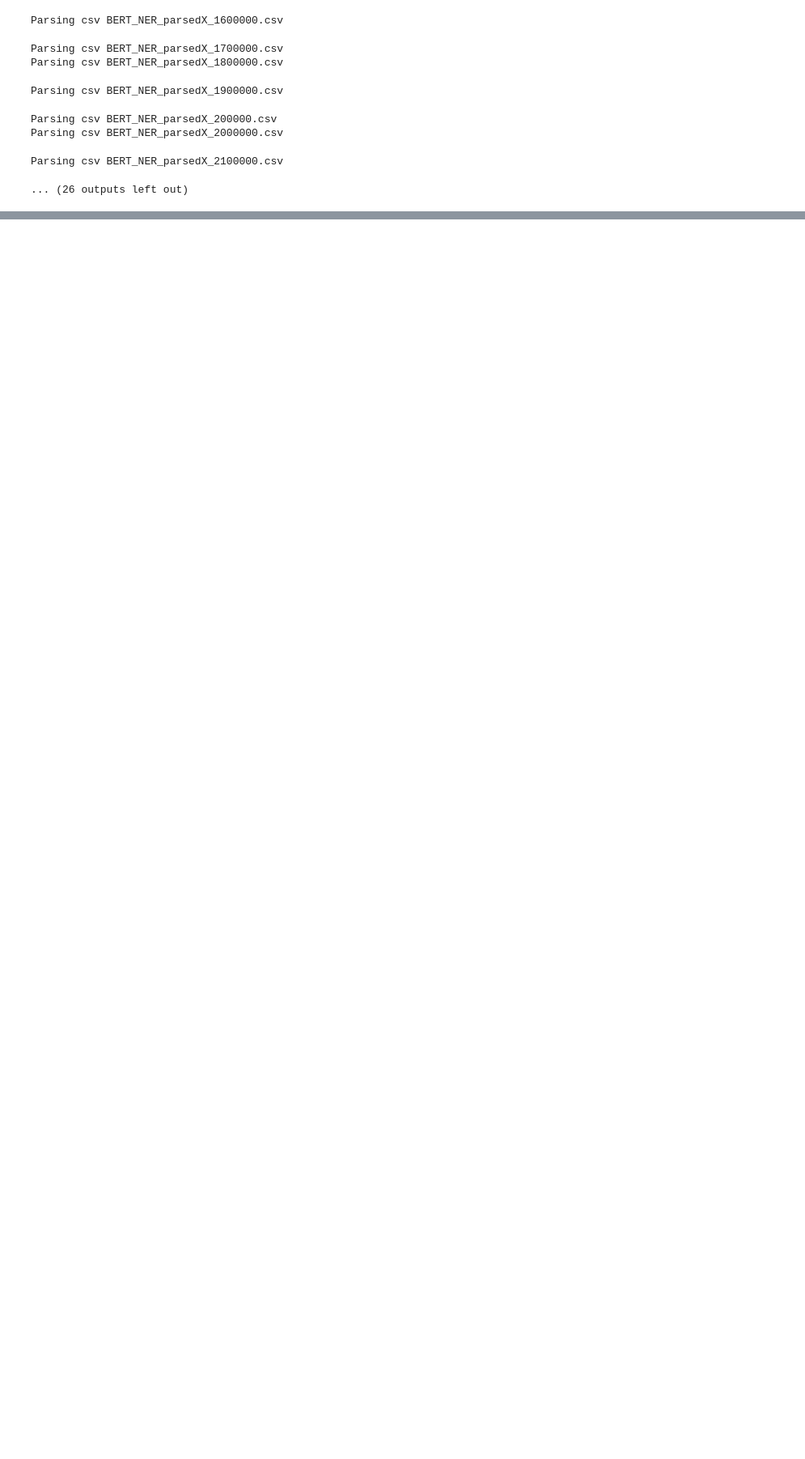
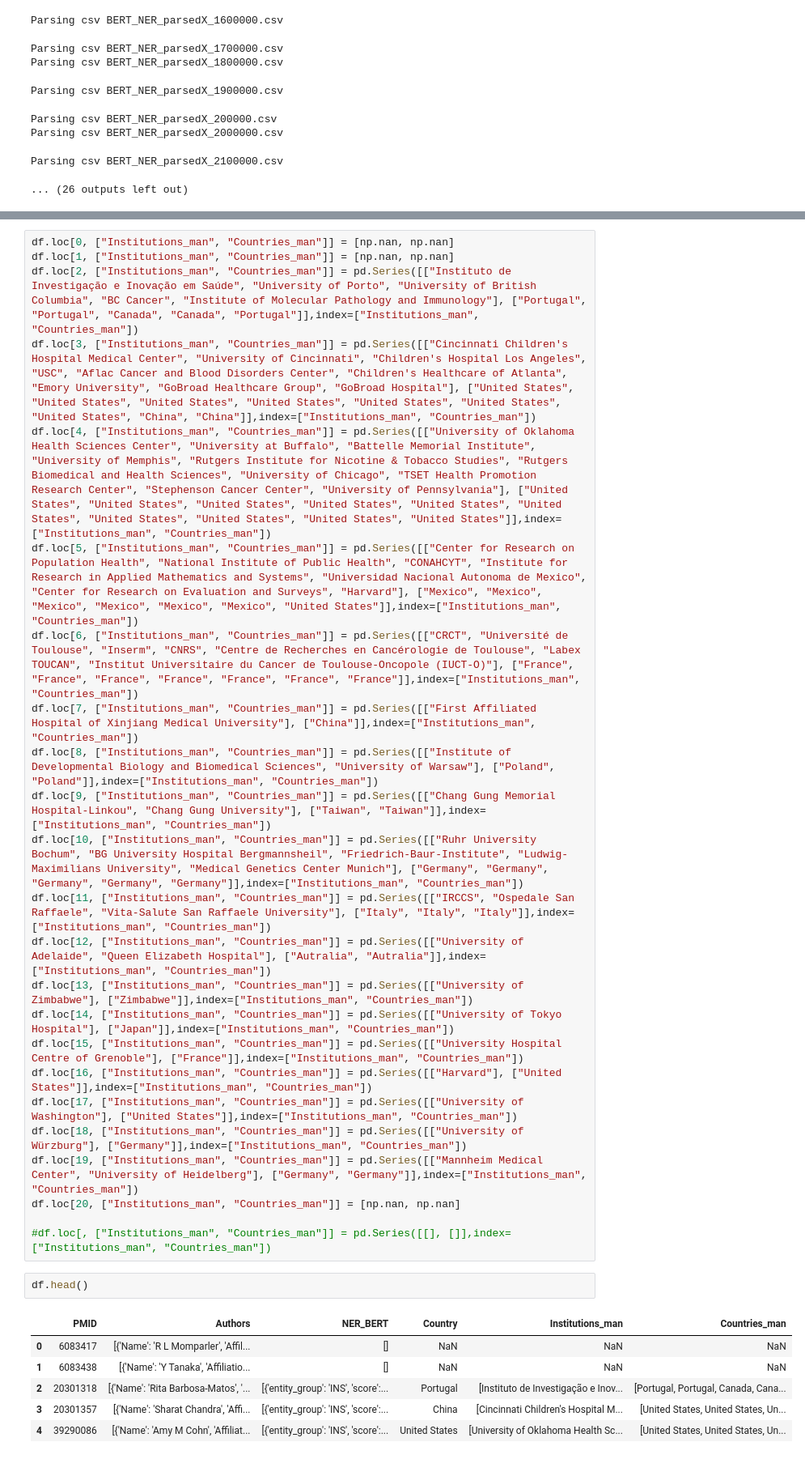
Before and after one commit to svalbuenaa/40_years_cancer_studies, a Jupyter notebook: src/aux_test_inst_database/prepareInstitutionsDataset.ipynb, the cells around one changed output, grey strips where cells are left out. Shown at 81% size. Saved outputs shown, nothing was run; the diff lists cells and outputs as text; blank space fills up the shorter version.

```diff
--- a/src/aux_test_inst_database/prepareInstitutionsDataset.ipynb
+++ b/src/aux_test_inst_database/prepareInstitutionsDataset.ipynb
@@ -67,0 +78,33 @@ df
+# %%
+df.loc[0, ["Institutions_man", "Countries_man"]] = [np.nan, np.nan]
+df.loc[1, ["Institutions_man", "Countries_man"]] = [np.nan, np.nan]
+df.loc[2, ["Institutions_man", "Countries_man"]] = pd.Series([["Instituto de Investigação e Inovação em Saúde", "University of Porto", "University of British Columbia", "BC Cancer", "Institute of Molecular Pathology and Immunology"], ["Portugal", "Portugal", "Canada", "Canada", "Portugal"]],index=["Institutions_man", "Countries_man"])
+df.loc[3, ["Institutions_man", "Countries_man"]] = pd.Series([["Cincinnati Children's Hospital Medical Center", "University of Cincinnati", "Children's Hospital Los Angeles", "USC", "Aflac Cancer and Blood Disorders Center", "Children's Healthcare of Atlanta", "Emory University", "GoBroad Healthcare Group", "GoBroad Hospital"], ["United States", "United States", "United States", "United States", "United States", "United States", "United States", "China", "China"]],index=["Institutions_man", "Countries_man"])
+df.loc[4, ["Institutions_man", "Countries_man"]] = pd.Series([["University of Oklahoma Health Sciences Center", "University at Buffalo", "Battelle Memorial Institute", "University of Memphis", "Rutgers Institute for Nicotine & Tobacco Studies", "Rutgers Biomedical and Health Sciences", "University of Chicago", "TSET Health Promotion Research Center", "Stephenson Cancer Center", "University of Pennsylvania"], ["United States", "United States", "United States", "United States", "United States", "United States", "United States", "United States", "United States", "United States"]],index=["Institutions_man", "Countries_man"])
+df.loc[5, ["Institutions_man", "Countries_man"]] = pd.Series([["Center for Research on Population Health", "National Institute of Public Health", "CONAHCYT", "Institute for Research in Applied Mathematics and Systems", "Universidad Nacional Autonoma de Mexico", "Center for Research on Evaluation and Surveys", "Harvard"], ["Mexico", "Mexico", "Mexico", "Mexico", "Mexico", "Mexico", "United States"]],index=["Institutions_man", "Countries_man"])
+df.loc[6, ["Institutions_man", "Countries_man"]] = pd.Series([["CRCT", "Université de Toulouse", "Inserm", "CNRS", "Centre de Recherches en Cancérologie de Toulouse", "Labex TOUCAN", "Institut Universitaire du Cancer de Toulouse-Oncopole (IUCT-O)"], ["France", "France", "France", "France", "France", "France", "France"]],index=["Institutions_man", "Countries_man"])
+df.loc[7, ["Institutions_man", "Countries_man"]] = pd.Series([["First Affiliated Hospital of Xinjiang Medical University"], ["China"]],index=["Institutions_man", "Countries_man"])
+df.loc[8, ["Institutions_man", "Countries_man"]] = pd.Series([["Institute of Developmental Biology and Biomedical Sciences", "University of Warsaw"], ["Poland", "Poland"]],index=["Institutions_man", "Countries_man"])
+df.loc[9, ["Institutions_man", "Countries_man"]] = pd.Series([["Chang Gung Memorial Hospital-Linkou", "Chang Gung University"], ["Taiwan", "Taiwan"]],index=["Institutions_man", "Countries_man"])
+df.loc[10, ["Institutions_man", "Countries_man"]] = pd.Series([["Ruhr University Bochum", "BG University Hospital Bergmannsheil", "Friedrich-Baur-Institute", "Ludwig-Maximilians University", "Medical Genetics Center Munich"], ["Germany", "Germany", "Germany", "Germany", "Germany"]],index=["Institutions_man", "Countries_man"])
+df.loc[11, ["Institutions_man", "Countries_man"]] = pd.Series([["IRCCS", "Ospedale San Raffaele", "Vita-Salute San Raffaele University"], ["Italy", "Italy", "Italy"]],index=["Institutions_man", "Countries_man"])
+df.loc[12, ["Institutions_man", "Countries_man"]] = pd.Series([["University of Adelaide", "Queen Elizabeth Hospital"], ["Autralia", "Autralia"]],index=["Institutions_man", "Countries_man"])
+df.loc[13, ["Institutions_man", "Countries_man"]] = pd.Series([["University of Zimbabwe"], ["Zimbabwe"]],index=["Institutions_man", "Countries_man"])
+df.loc[14, ["Institutions_man", "Countries_man"]] = pd.Series([["University of Tokyo Hospital"], ["Japan"]],index=["Institutions_man", "Countries_man"])
+df.loc[15, ["Institutions_man", "Countries_man"]] = pd.Series([["University Hospital Centre of Grenoble"], ["France"]],index=["Institutions_man", "Countries_man"])
+df.loc[16, ["Institutions_man", "Countries_man"]] = pd.Series([["Harvard"], ["United States"]],index=["Institutions_man", "Countries_man"])
+df.loc[17, ["Institutions_man", "Countries_man"]] = pd.Series([["University of Washington"], ["United States"]],index=["Institutions_man", "Countries_man"])
+df.loc[18, ["Institutions_man", "Countries_man"]] = pd.Series([["University of Würzburg"], ["Germany"]],index=["Institutions_man", "Countries_man"])
+df.loc[19, ["Institutions_man", "Countries_man"]] = pd.Series([["Mannheim Medical Center", "University of Heidelberg"], ["Germany", "Germany"]],index=["Institutions_man", "Countries_man"])
+df.loc[20, ["Institutions_man", "Countries_man"]] = [np.nan, np.nan]
+
+#df.loc[, ["Institutions_man", "Countries_man"]] = pd.Series([[], []],index=["Institutions_man", "Countries_man"])
+# %%
+df.head()
+# %% [output]
+|  | PMID | Authors | NER_BERT | Country | Institutions_man | Countries_man |
+| 0 | 6083417 | [{'Name': 'R L Momparler', 'Affil... | [] | NaN | NaN | NaN |
+| 1 | 6083438 | [{'Name': 'Y Tanaka', 'Affiliatio... | [] | NaN | NaN | NaN |
+| 2 | 20301318 | [{'Name': 'Rita Barbosa-Matos', '... | [{'entity_group': 'INS', 'score':... | Portugal | [Instituto de Investigação e Inov... | [Portugal, Portugal, Canada, Cana... |
+| 3 | 20301357 | [{'Name': 'Sharat Chandra', 'Affi... | [{'entity_group': 'INS', 'score':... | China | [Cincinnati Children's Hospital M... | [United States, United States, Un... |
+| 4 | 39290086 | [{'Name': 'Amy M Cohn', 'Affiliat... | [{'entity_group': 'INS', 'score':... | United States | [University of Oklahoma Health Sc... | [United States, United States, Un... |
```
Also changed, not shown: parts of 5 cells of this notebook.
